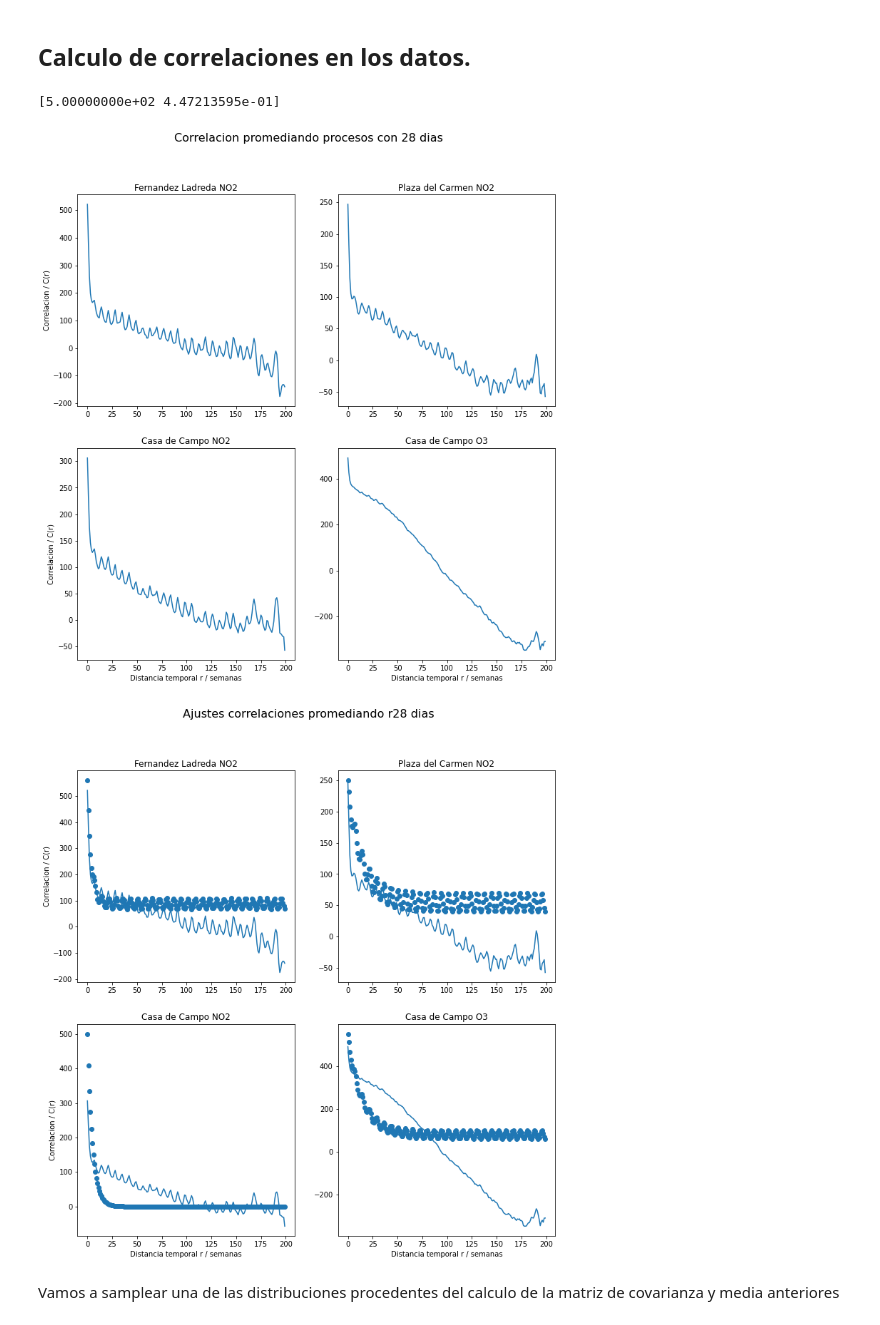
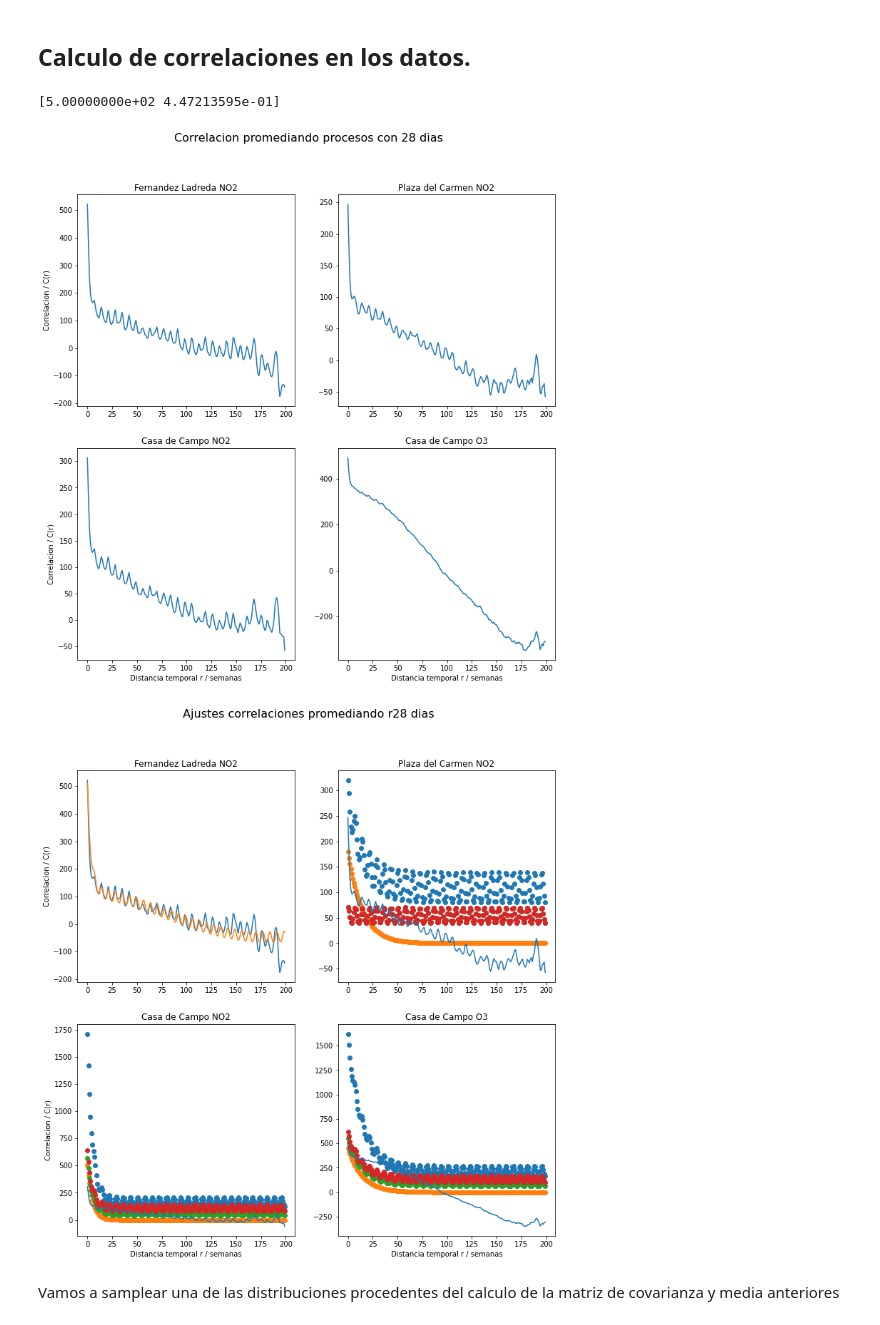
Before and after one commit to juanlu29/juanlu29, a Jupyter notebook: preprocesadoDatosContaminacionMadrid.ipynb, the cells around one changed output. Cells and saved outputs as stored; diff of their text form; code cells hidden in the pictures.

```diff
--- a/preprocesadoDatosContaminacionMadrid.ipynb
+++ b/preprocesadoDatosContaminacionMadrid.ipynb
@@ -413,15 +413,21 @@ aproximacion3_y = 250*np.power(np.exp(-2*(1.)*np.power(np.sin(np.pi*aproximacion
 #a, d, l1 = popt
 #print("parametros encontrados :",popt)
 
-ajuste_fl =  objective(aproximacion1_x, 450., 0., 1./np.sqrt(3.8))
+ajuste_fl_0 =  objective(aproximacion1_x, 380., 0., 1./np.sqrt(3.8))
 
-ajuste_fl +=  objective1(aproximacion1_x, 100., 1./4., 13.,0.)
+ajuste_fl_1 = objective1(aproximacion1_x, 100., 1./4., 13.01,0.)
 
-ajuste_fl +=  objective2(aproximacion1_x, 10., 1./4., 200.,0.)
+ajuste_fl_2 = objective2(aproximacion1_x, 400., 1./4., np.pi/365.,-370)
 
-ajuste_pc =  objective(aproximacion1_x, 180., 0., 1./3.8)
+ajuste_fl = ajuste_fl_0 + ajuste_fl_1 + ajuste_fl_2
 
-ajuste_pc +=  objective1(aproximacion1_x, 70., 1./3.56, 13.,0.)
+ajuste_pc_0 =  objective(aproximacion1_x, 180., 0., 1./3.8)
+
+ajuste_pc_1 = objective1(aproximacion1_x, 70., 1./3.56, 13.,0.)
+
+ajuste_pc_2 = objective2(aproximacion1_x, 70., 1./3.56, 13.,0.)
+
+ajuste_pc = ajuste_pc_0 + ajuste_pc_1 + ajuste_pc_2
 
 ## curve fi
 popt, _ = curve_fit(objective30, np.arange(p28), correlaciones_56NO2_r28.CorrEstProm , p0 =[500.,1./np.sqrt(5)], bounds = (0,(np.inf,np.inf)),jac=jacobiano30 )
@@ -429,15 +435,24 @@ popt, _ = curve_fit(objective30, np.arange(p28), correlaciones_56NO2_r28.CorrEst
 a, l1 = popt
 #print("parametros encontrados :",popt)
 
-ajuste_cpno2 =  objective30(aproximacion1_x,a,l1)
+ajuste_cpno2_0 =  objective30(aproximacion1_x,a,l1)
+
+ajuste_cpno2_1 = ajuste_cpno2_0 + objective1(aproximacion1_x, 70., 1./3.56, 13.,0.)
+
+ajuste_cpno2_2 = ajuste_cpno2_1 + objective2(aproximacion1_x, 70., 1./3.56, 13.,0.)
+
+ajuste_cpno2 = ajuste_cpno2_0 + ajuste_cpno2_1 + ajuste_cpno2_2
+
 
 #ajuste_cpno2 +=  objective1(aproximacion1_x, 100., 1./4., 13.,0.)
 print(popt)
-ajuste_cpo3 =  objective(aproximacion1_x, 450., 0., 1./3.8)
+ajuste_cpo3_0 =  objective(aproximacion1_x, 450., 0., 1./3.8)
 
-ajuste_cpo3 +=  objective1(aproximacion1_x, 100., 1./4., 13.,0.)
+ajuste_cpo3_1 = ajuste_cpo3_0 + objective1(aproximacion1_x, 100., 1./4., 13.,0.)
 
+ajuste_cpo3_2 = ajuste_cpo3_1 + objective2(aproximacion1_x, 70., 1./3.56, 13.,0.)
 
+ajuste_cpo3 = ajuste_cpo3_0 + ajuste_cpo3_1 + ajuste_cpo3_2
 
 
 #oscilaciones = correlaciones_56NO2_r28.CorrEstProm - ajuste_fl
@@ -479,16 +494,28 @@ grid_plots_datos_28.show()
 
 
 ax11b_j.plot(r28,correlaciones_56NO2_r28.CorrEstProm)
-ax11b_j.scatter(aproximacion1_x,ajuste_fl)
+ax11b_j.plot(aproximacion1_x,ajuste_fl)
+#ax11b_j.plot(aproximacion1_x,ajuste_fl_0)
+#ax11b_j.plot(aproximacion1_x,ajuste_fl_1)
+#ax11b_j.plot(aproximacion1_x,ajuste_fl_2)
 
 ax12b_j.plot(r28,correlaciones_24NO2_r28.CorrEstProm)
 ax12b_j.scatter(aproximacion1_x,ajuste_pc)
+ax12b_j.scatter(aproximacion1_x,ajuste_pc_0)
+ax12b_j.scatter(aproximacion1_x,ajuste_pc_1)
+ax12b_j.scatter(aproximacion1_x,ajuste_pc_2)
 
 ax21b_j.plot(r28,correlaciones_03NO2_r28.CorrEstProm)
 ax21b_j.scatter(aproximacion1_x,ajuste_cpno2)
+ax21b_j.scatter(aproximacion1_x,ajuste_cpno2_0)
+ax21b_j.scatter(aproximacion1_x,ajuste_cpno2_1)
+ax21b_j.scatter(aproximacion1_x,ajuste_cpno2_2)
 
 ax22b_j.plot(r28,correlaciones_03O3_r28.CorrEstProm)
 ax22b_j.scatter(aproximacion1_x,ajuste_cpo3)
+ax22b_j.scatter(aproximacion1_x,ajuste_cpo3_0)
+ax22b_j.scatter(aproximacion1_x,ajuste_cpo3_1)
+ax22b_j.scatter(aproximacion1_x,ajuste_cpo3_2)
 #ax22b.plot(r28,correlaciones_56NO2_r28.Media)
 
 grid_plots_ajustes.suptitle('Ajustes correlaciones promediando r28 dias',fontsize=16)
@@ -510,34 +537,34 @@ grid_plots_ajustes.show()
 
 
 # Particionado en 190 subprocesos estocásticos
 
 
 #ax11c.plot(r190,correlaciones_56NO2_r190.CorrEstProm)
 
 #ax12c.plot(r190,correlaciones_24NO2_r190.CorrEstProm)
 
 #ax21c.plot(r190,correlaciones_03NO2_r190.CorrEstProm)
 
 #ax22c.plot(r190,correlaciones_03O3_r190.CorrEstProm)
 
 #grid_plots_datos_190.suptitle('Correlacion promediando 190 veces',fontsize=16)
 #ax11c.set_ylabel("Correlacion / C(r)")
 #ax21c.set_ylabel("Correlacion / C(r)")
 #ax21c.set_xlabel("Distancia temporal r / semanas")
 #ax22c.set_xlabel("Distancia temporal r / semanas")
 
 
 #ax11c.text(1.5,600,"Fernandez Ladreda NO2")
 #ax12c.text(1.5,280,"Plaza del Carmen NO2")
 #ax21c.text(1.5,350,"Casa de Campo NO2")
 #ax22c.text(1.5,500,"Casa de Campo O3")
 
 
 #grid_plots_datos_190.show()
 # %% [output]
 [5.00000000e+02 4.47213595e-01]
 [figure]
-[figure, old version]
+[figure, new version]
 # %% [markdown]
 Vamos a samplear una de las distribuciones procedentes del calculo de la matriz de covarianza y media anteriores
 # %%
```
